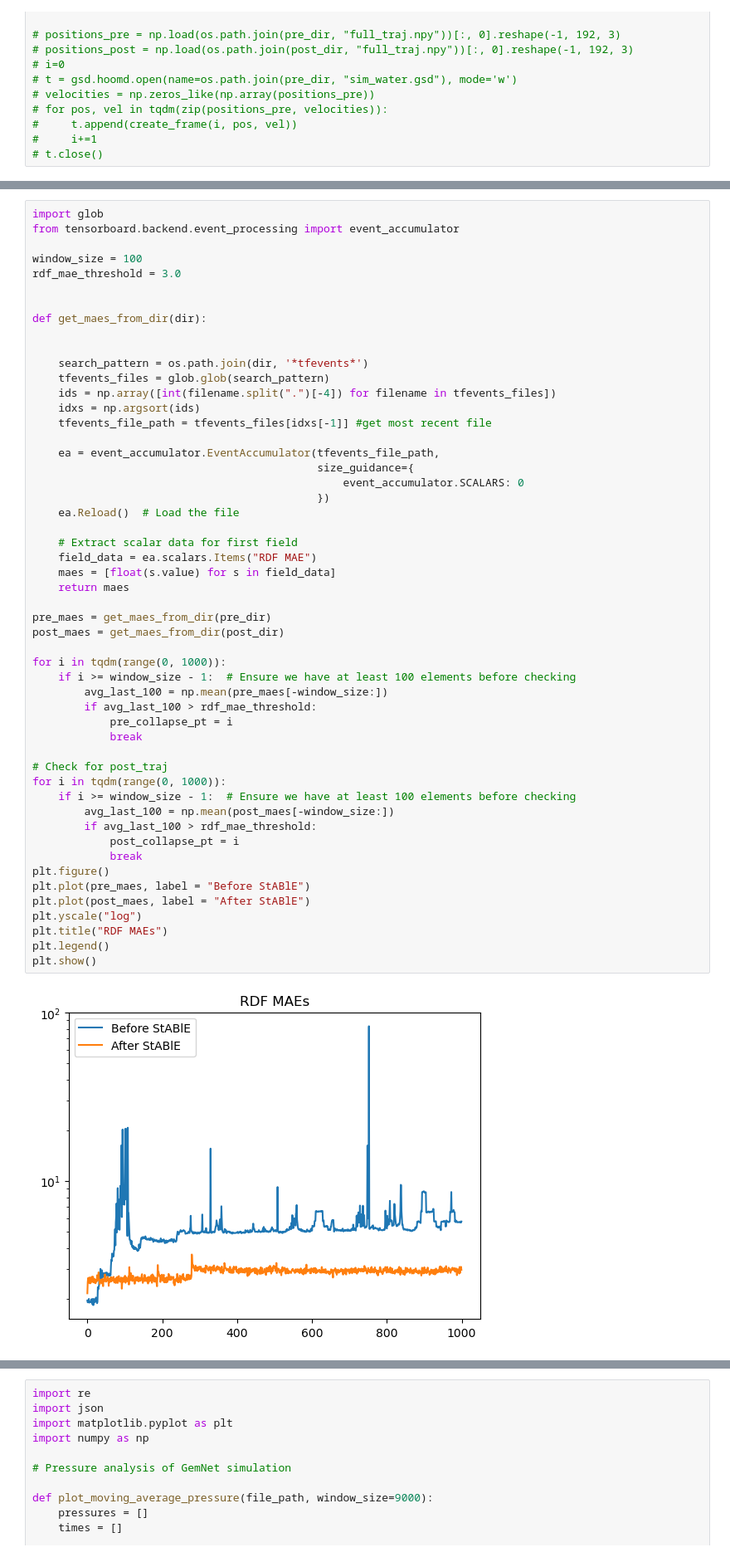
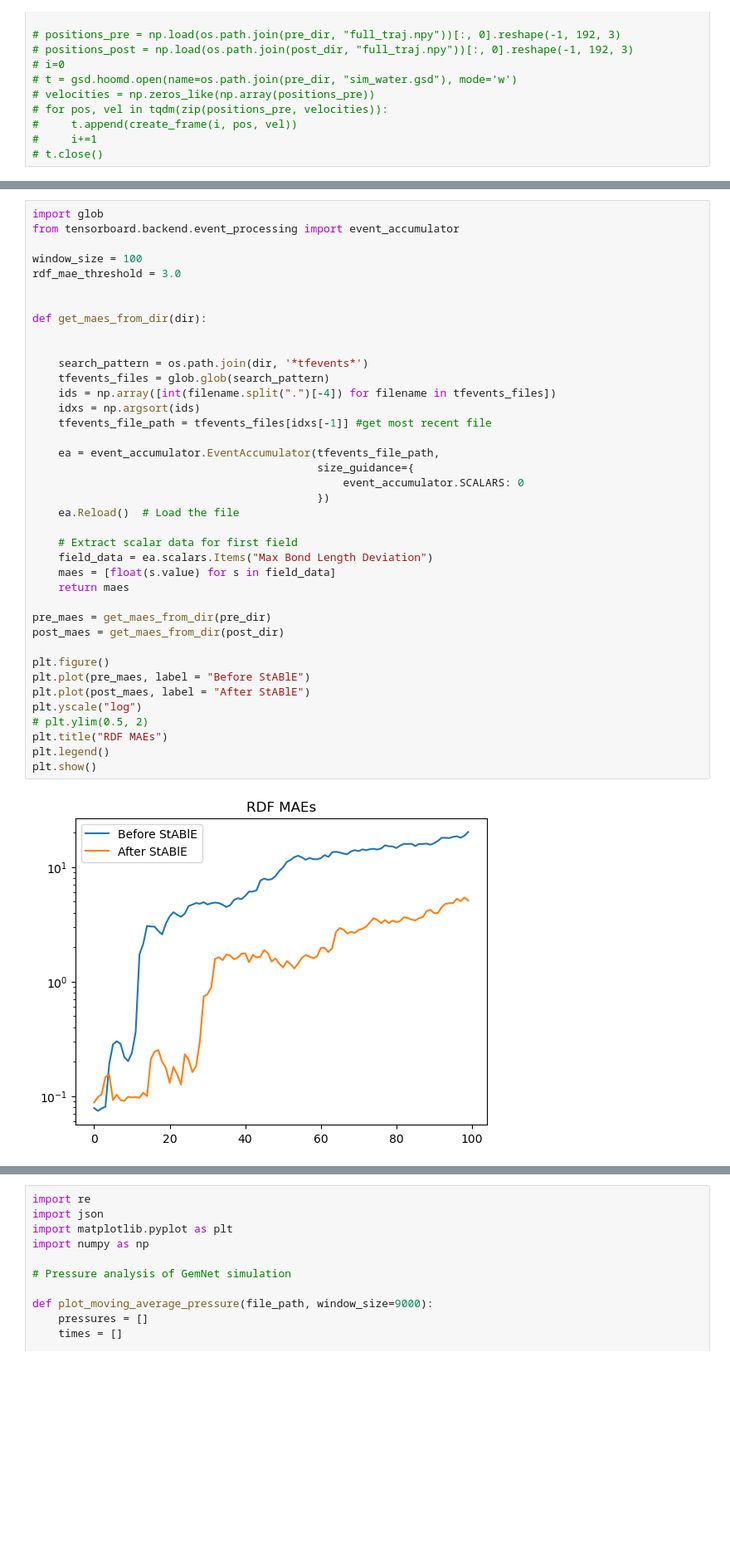
Before and after one commit to jeevster/implicit-md, a Jupyter notebook: Untitled.ipynb, the cells around one changed output, grey strips where cells are left out. Shown at 83% size. Drawn from its saved outputs; the diff is of its cells as text; blank space fills up the shorter version.

```diff
--- a/Untitled.ipynb
+++ b/Untitled.ipynb
@@ -233,46 +149,33 @@ rdf_mae_threshold = 3.0
 def get_maes_from_dir(dir):
 
 
     search_pattern = os.path.join(dir, '*tfevents*')
     tfevents_files = glob.glob(search_pattern)
     ids = np.array([int(filename.split(".")[-4]) for filename in tfevents_files])
     idxs = np.argsort(ids)
     tfevents_file_path = tfevents_files[idxs[-1]] #get most recent file
 
     ea = event_accumulator.EventAccumulator(tfevents_file_path,
                                             size_guidance={
                                                 event_accumulator.SCALARS: 0
                                             })
     ea.Reload()  # Load the file
 
     # Extract scalar data for first field
-    field_data = ea.scalars.Items("RDF MAE")
+    field_data = ea.scalars.Items("Max Bond Length Deviation")
     maes = [float(s.value) for s in field_data]
     return maes
 
 pre_maes = get_maes_from_dir(pre_dir)
 post_maes = get_maes_from_dir(post_dir)
 
-for i in tqdm(range(0, 1000)):
-    if i >= window_size - 1:  # Ensure we have at least 100 elements before checking
-        avg_last_100 = np.mean(pre_maes[-window_size:])
-        if avg_last_100 > rdf_mae_threshold:
-            pre_collapse_pt = i
-            break
-
-# Check for post_traj
-for i in tqdm(range(0, 1000)):
-    if i >= window_size - 1:  # Ensure we have at least 100 elements before checking
-        avg_last_100 = np.mean(post_maes[-window_size:])
-        if avg_last_100 > rdf_mae_threshold:
-            post_collapse_pt = i
-            break
 plt.figure()
 plt.plot(pre_maes, label = "Before StABlE")
 plt.plot(post_maes, label = "After StABlE")
 plt.yscale("log")
+# plt.ylim(0.5, 2)
 plt.title("RDF MAEs")
 plt.legend()
 plt.show()
 # %% [output]
-[figure, old version]
+[figure, new version]
```
Also changed, not shown: parts of 5 cells of this notebook, 2 other files.
